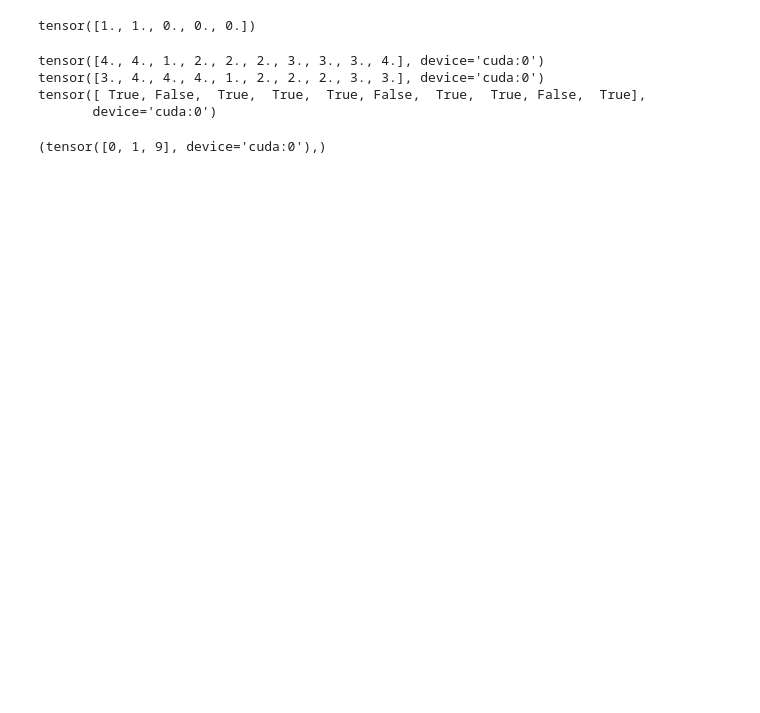
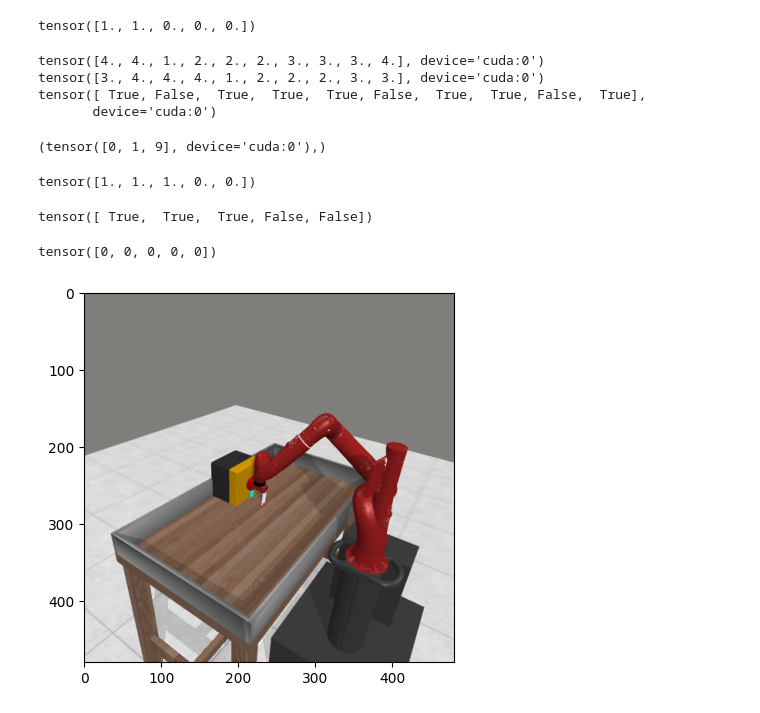
Before and after one commit to dubbell/manipurl, a Jupyter notebook: notebooks/test.ipynb, the cells around one changed output. Cells and saved outputs as stored; diff of their text form; code cells hidden in the pictures; blank space fills up the shorter version.

```diff
--- a/notebooks/test.ipynb
+++ b/notebooks/test.ipynb
@@ -52,3 +52,36 @@ tensor([ True, False,  True,  True,  True, False,  True,  True, False,  True],
 torch.where(buffer.pos_part == 4)
 # %% [output]
 (tensor([0, 1, 9], device='cuda:0'),)
+# %%
+import numpy as np
+import torch
+
+test = torch.zeros(5)
+source = np.ones(3)
+
+test[:3].copy_(torch.from_numpy(source))
+
+print(test)
+
+torch.tensor
+# %% [output]
+tensor([1., 1., 1., 0., 0.])
+# %%
+test = torch.as_tensor([1, 1, 1, 0, 0], dtype=bool)
+print(test)
+# %% [output]
+tensor([ True,  True,  True, False, False])
+# %%
+print(test & 0)
+# %% [output]
+tensor([0, 0, 0, 0, 0])
+# %%
+import cv2
+import matplotlib.pyplot as plt
+
+
+img = cv2.imread('/home/dubl/Workspace/manipurl/data/goals/button-press-v3.png')
+plt.imshow(cv2.cvtColor(img, cv2.COLOR_BGR2RGB))
+plt.show()
+# %% [output]
+[figure, added]
```
Also changed, not shown: parts of 5 cells of this notebook, 7 other files.
